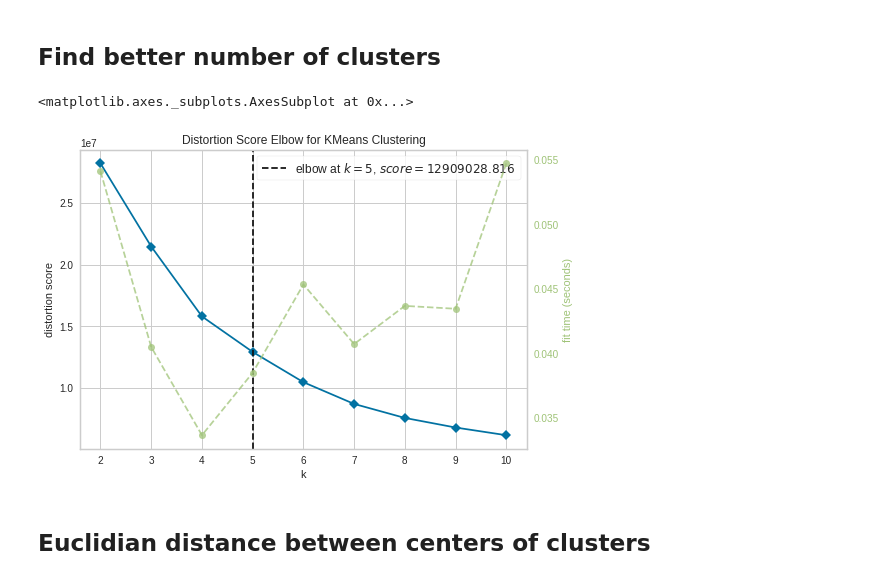
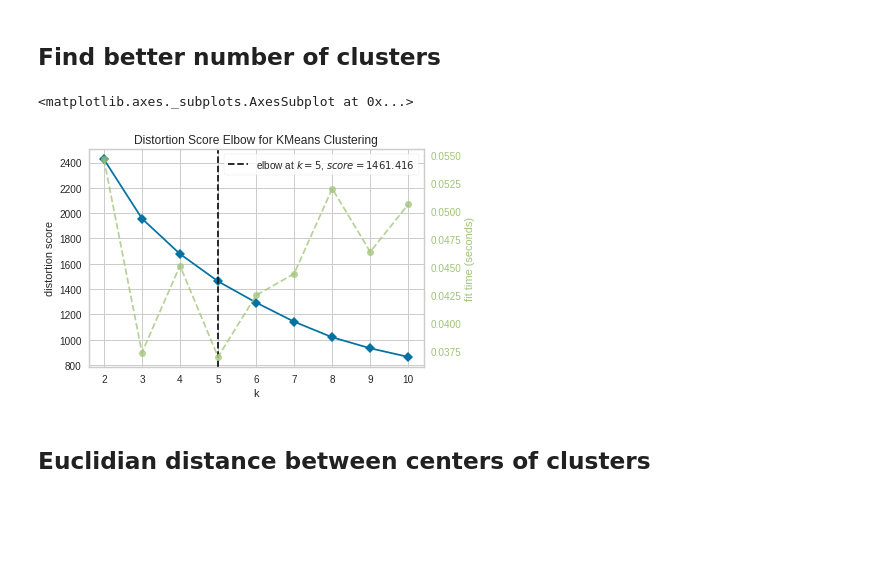
Before and after one commit to Jnsll/LAPrediction, a Jupyter notebook: notebooks/Clustering.ipynb, the cells around one changed output. Cells and saved outputs as stored; diff of their text form; code cells hidden in the pictures; blank space fills up the shorter version.

```diff
--- a/notebooks/Clustering.ipynb
+++ b/notebooks/Clustering.ipynb
@@ -32,5 +31,5 @@ input_data
 # %%
-def get_input_crits_for_list_of_seleced_crits(list_crits):
+def get_input_crits_for_list_of_selected_crits(list_crits):
     return crits_all[list_crits]
 # %%
 # Remove redundant data!!!
@@ -40,7 +39,7 @@ crits_all.drop_duplicates(inplace=True)
 ## Choice of criteria
 # %%
 list_crits = ['Slope', 'Elevation', 'LC', 'SAR', 'Area', 'CV', 'HV'] #'Slope', 'Elevation', 'LC', 'SAR', 'Area', 'CV', 'HV'
-crits = get_input_crits_for_list_of_seleced_crits(list_crits)
+crits = get_input_crits_for_list_of_selected_crits(list_crits)
 crits
 # %% [output]
 |  | Slope | Elevation | LC | SAR | Area | CV | HV |
@@ -60,0 +76,4 @@ crits
+# %%
+from sklearn import preprocessing
+scaler = preprocessing.StandardScaler().fit(crits.values)
+X_scaled = scaler.transform(crits.values)
@@ -60,0 +94,3 @@ crits
+# %%
+crits_std = pd.DataFrame(X_scaled,columns=["Slope","Elevation", "LC","SAR","Area","CV","HV"])
+crits_std
@@ -101,12 +177,12 @@ Number of sub-catchment areas in cluster n° 2 : 330 =>  74.32432432432432 %
 # %%
 from yellowbrick.cluster import KElbowVisualizer
 
 visualizer = KElbowVisualizer(KMeans(), k=(2,11))
-visualizer.fit(crits)
-visualizer.show(outpath="elbowvis.png")
+visualizer.fit(crits_std)
+visualizer.show(outpath="elbowvis_std.png")
 # %% [output]
 <matplotlib.axes._subplots.AxesSubplot at 0x...>
-[figure, old version]
+[figure, new version]
 # %% [markdown]
 ## Euclidian distance between centers of clusters
 # %%
```
Also changed, not shown: parts of 26 cells of this notebook, 42 other files.
